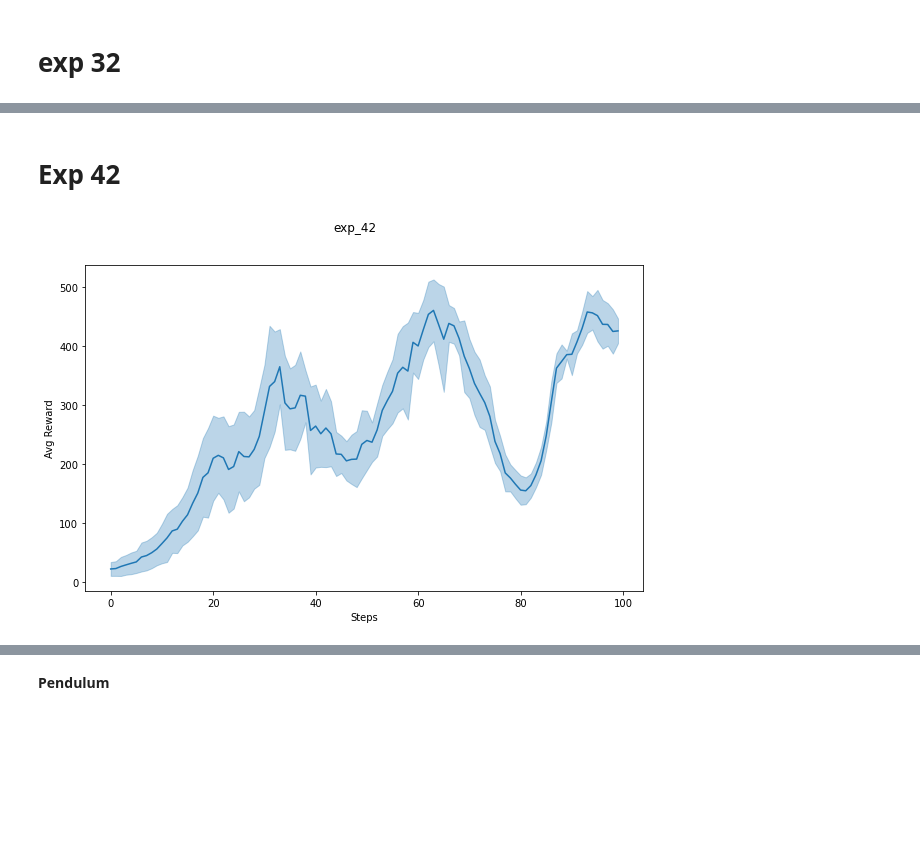
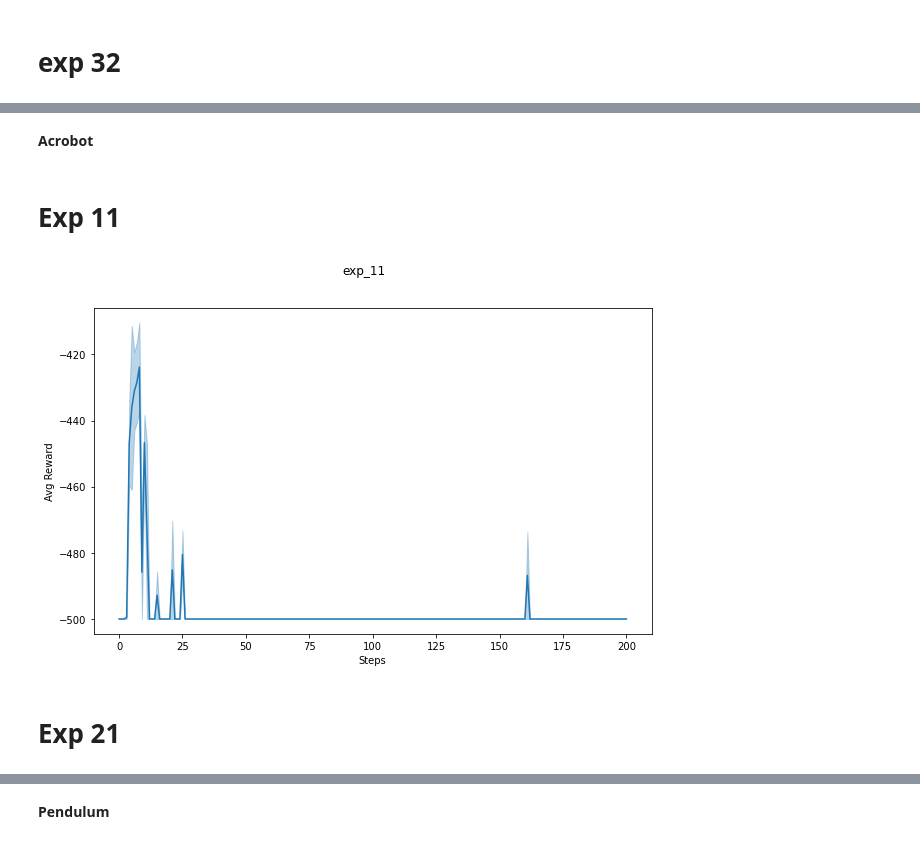
Before and after one commit to JLCdata/Reinforcement-Learning, a Jupyter notebook: T3/actor_critic/code/T3.ipynb, the cells around one changed output, grey strips where cells are left out. Drawn from its saved outputs; the diff is of its cells as text; code cells hidden in the pictures; blank space fills up the shorter version.

```diff
--- a/T3/actor_critic/code/T3.ipynb
+++ b/T3/actor_critic/code/T3.ipynb
@@ -1130,0 +199,14 @@ plt.show()
+# %% [markdown]
+**Acrobot**
+# %%
+exp_11_1_Acrobot=pd.read_csv("exp_11_1_Acrobot.csv").set_index("steps").rename(columns={"avg_reward":"avg_reward1","std_reward":"std_reward1"})
+exp_11_2_Acrobot=pd.read_csv("exp_11_2_Acrobot.csv").set_index("steps").rename(columns={"avg_reward":"avg_reward2","std_reward":"std_reward2"})
+exp_11_3_Acrobot=pd.read_csv("exp_11_3_Acrobot.csv").set_index("steps").rename(columns={"avg_reward":"avg_reward3","std_reward":"std_reward3"})
+
+exp_21_1_Acrobot=pd.read_csv("exp_21_1_Acrobot.csv").set_index("steps").rename(columns={"avg_reward":"avg_reward1","std_reward":"std_reward1"})
+exp_21_2_Acrobot=pd.read_csv("exp_21_2_Acrobot.csv").set_index("steps").rename(columns={"avg_reward":"avg_reward2","std_reward":"std_reward2"})
+exp_21_3_Acrobot=pd.read_csv("exp_21_3_Acrobot.csv").set_index("steps").rename(columns={"avg_reward":"avg_reward3","std_reward":"std_reward3"})
+
+exp_31_1_Acrobot=pd.read_csv("exp_31_1_Acrobot.csv").set_index("steps").rename(columns={"avg_reward":"avg_reward1","std_reward":"std_reward1"})
+exp_31_2_Acrobot=pd.read_csv("exp_31_2_Acrobot.csv").set_index("steps").rename(columns={"avg_reward":"avg_reward2","std_reward":"std_reward2"})
+exp_31_3_Acrobot=pd.read_csv("exp_31_3_Acrobot.csv").set_index("steps").rename(columns={"avg_reward":"avg_reward3","std_reward":"std_reward3"})
@@ -1131,27 +225,29 @@ plt.show()
 # %% [markdown]
-# Exp 42
+# Exp 11
 # %%
 # join de experimentos
-exp_42=exp_42_1_CartPole
-for i in [exp_42_2_CartPole,exp_42_3_CartPole]:
-    exp_42=exp_42.join(i)
+exp_11=exp_11_1_Acrobot
+for i in [exp_11_2_Acrobot,exp_11_3_Acrobot]:
+    exp_11=exp_11.join(i)
 
 # Promedio de experimentos
-exp_42_mean=pd.DataFrame()
-exp_42_mean["avg_reward"]=exp_42[["avg_reward1","avg_reward2","avg_reward3"]].mean(axis=1)
-exp_42_mean["std_reward"]=exp_42[["std_reward1","std_reward2","std_reward3"]].mean(axis=1)
-exp_42_mean.reset_index(inplace=True)
-tr_steps_vec=exp_42_mean["steps"]
-avg_reward_vec=exp_42_mean["avg_reward"]
-std_reward_vec= exp_42_mean["std_reward"]
+exp_11_mean=pd.DataFrame()
+exp_11_mean["avg_reward"]=exp_11[["avg_reward1","avg_reward2","avg_reward3"]].mean(axis=1)
+exp_11_mean["std_reward"]=exp_11[["std_reward1","std_reward2","std_reward3"]].mean(axis=1)
+exp_11_mean.reset_index(inplace=True)
+tr_steps_vec=exp_11_mean["steps"]
+avg_reward_vec=exp_11_mean["avg_reward"]
+std_reward_vec= exp_11_mean["std_reward"]
 
 # Plot
 _, (ax1) = plt.subplots(1, 1, figsize=(10,6))
 ax1.plot(tr_steps_vec, avg_reward_vec, color='C0')
 ax1.fill_between(tr_steps_vec, avg_reward_vec-std_reward_vec, avg_reward_vec+std_reward_vec, color='C0', alpha=0.3)
 ax1.set_ylabel('Avg Reward')
 ax1.set_xlabel('Steps')
-plt.suptitle("exp_42")
+plt.suptitle("exp_11")
 plt.show()
 # %% [output]
-[figure, old version]
+[figure, new version]
+# %% [markdown]
+# Exp 21
```
Also changed, not shown: parts of 92 cells of this notebook, 17 other files.
